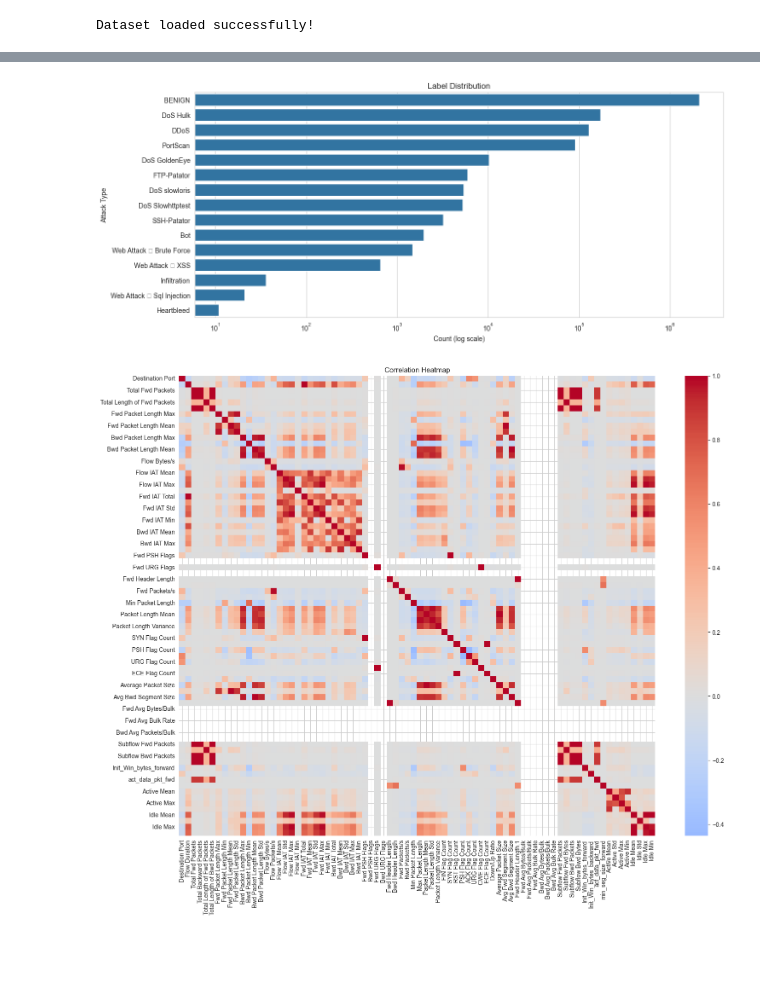
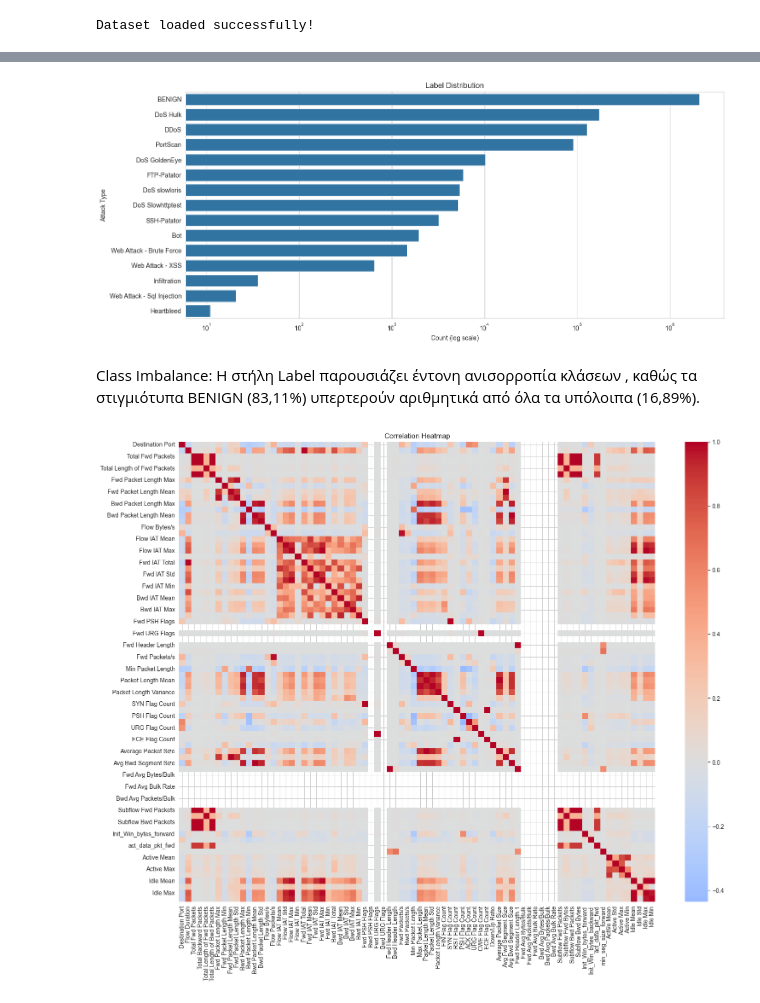
Before and after one commit to Spirosdrivilas/Export_data_ML, a Jupyter notebook: CIC_IDS_2017_EDA_Analysis.ipynb, the cells around one changed output, grey strips where cells are left out. Drawn from its saved outputs; the diff is of its cells as text; code cells hidden in the pictures; blank space fills up the shorter version.

Commit message:
σχεδον τελικο
-διπλοτσεκαρισμα
-σχολια στους κωδικες

```diff
--- a/CIC_IDS_2017_EDA_Analysis.ipynb
+++ b/CIC_IDS_2017_EDA_Analysis.ipynb
@@ -15,17 +15,26 @@ sns.set_style("whitegrid")
 plt.rcParams['figure.figsize'] = (12,6)
 # %%
 # ΚΕΛΙ 2
-folder_path = "MachineLearningCSV"
-
+folder_path = "data"
+# Διαβάζει τον φάκελο data και φτιάχνει
+# μια λίστα με τα ονόματα όλων των αρχείων που τελειώνουν σε .csv.
 files = [f for f in os.listdir(folder_path) if f.endswith('.csv')]
 
 df_list = []
 
+#Λούπα που μπαίνει σε κάθε αρχείο ξεχωριστά,
+#το διαβάζει ως αυτόνομο DataFrame (pd.read_csv) και το αποθηκεύει προσωρινά στη λίστα df_list.
 for file in files:
     temp_df = pd.read_csv(os.path.join(folder_path, file))
     df_list.append(temp_df)
 
+#Το πιο σημαντικό βήμα. Παίρνει όλα τα ξεχωριστά DataFrames από τη λίστα
+#και τα «κολλάει» το ένα κάτω από το άλλο (κάθετα), δημιουργώντας ένα τεράστιο, ενιαίο DataFrame df.
+#Το ignore_index=True επαναφέρει την αρίθμηση των γραμμών από το 0 έως το σύνολο όλων των γραμμών,
+#ώστε να μην υπάρχουν διπλοί δείκτες (indexes).
 df = pd.concat(df_list, ignore_index=True)
+
+#Αφαιρεί τυχόν κρυφούς αρχικούς ή τελικούς κενούς χώρους (spaces) από τα ονόματα των στηλών.
 df.columns = df.columns.str.strip()
 
 print("Dataset loaded successfully!")
@@ -116,10 +141,10 @@ Duplicate Rows:
 # %%
-# ΚΕΛΙ 6
+# ΚΕΛΙ 5
 # Remove duplicates
 df.drop_duplicates(inplace=True)
 
 # Replace inf values with NaN
-numeric_df.replace([np.inf, -np.inf], np.nan, inplace=True)
+df.replace([np.inf, -np.inf], np.nan, inplace=True)
 
 # Remove missing values
 df.dropna(inplace=True)
@@ -153,9 +408,38 @@ Idle Min                       0.0      0.0        0.0  120000000.0
 # %%
-# ΚΕΛΙ 8
-print(df['Label'].value_counts())
+# ΚΕΛΙ 7
 
-print("\nPercentages:")
-print(df['Label'].value_counts(normalize=True) * 100)
+# Αντικατάσταση προβληματικών χαρακτήρων ("?" και "□") με "-"
+df['Label'] = (
+    df['Label']
+    .astype(str)
+    .str.replace('?', '-', regex=False)
+    .str.replace('�', '-', regex=False)
+    .str.replace('□', '-', regex=False)
+)
+
+# Υπολογισμός counts και percentages
+label_counts = df['Label'].value_counts()
+label_percentages = df['Label'].value_counts(normalize=True) * 100
+
+# Δημιουργία πίνακα
+label_table = pd.DataFrame({
+    'Label': label_counts.index,
+    'Total Count': label_counts.values,
+    'Percentage (%)': label_percentages.values
+})
+
+# Μορφοποίηση ποσοστών
+label_table['Percentage (%)'] = label_table['Percentage (%)'].round(2)
+
+# Εμφάνιση ΟΛΟΚΛΗΡΟΥ πίνακα χωρίς "..."
+pd.set_option('display.max_rows', None)
+pd.set_option('display.max_columns', None)
+pd.set_option('display.width', None)
+pd.set_option('display.max_colwidth', None)
+
+# Εμφάνιση πίνακα
+print("\nLABEL DISTRIBUTION TABLE:\n")
+print(label_table.to_string(index=False))
 
 plt.figure(figsize=(14,6))
 
@@ -170,5 +454,6 @@ plt.title("Label Distribution")
 plt.xlabel("Count (log scale)")
 plt.ylabel("Attack Type")
 
+plt.tight_layout()
 plt.show()
 # %% [output]
@@ -192,2 +478,4 @@ Name: proportion, dtype: float64
-[figure, old version]
+[figure, new version]
+# %% [markdown]
+Class Imbalance: Η στήλη Label παρουσιάζει έντονη ανισορροπία κλάσεων , καθώς τα στιγμιότυπα BENIGN (83,11%) υπερτερούν αριθμητικά από όλα τα υπόλοιπα (16,89%).
 # %%
```
Also changed, not shown: parts of 32 cells of this notebook.
